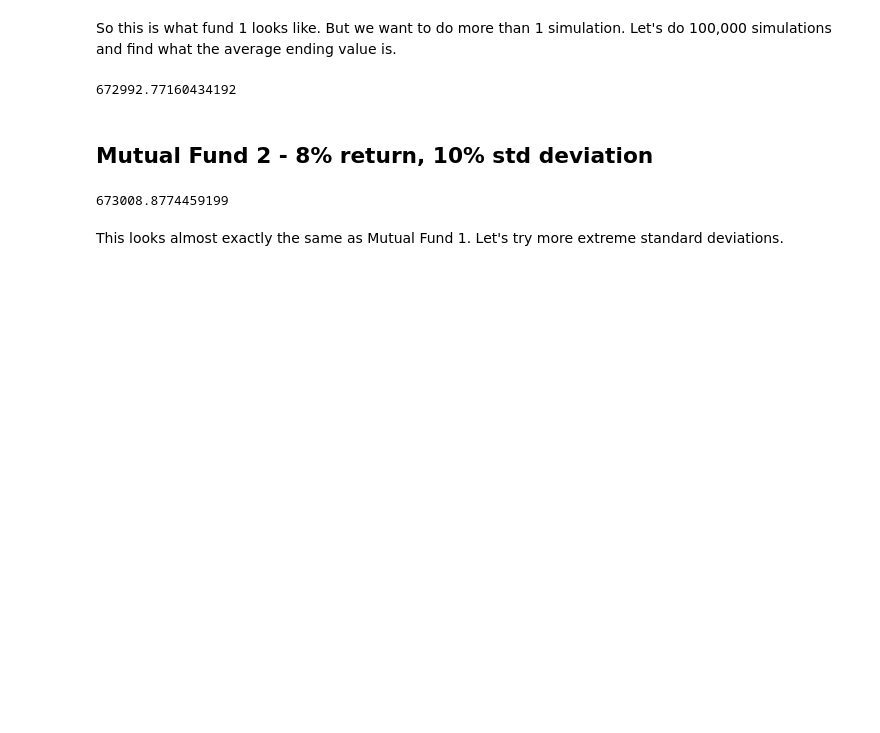
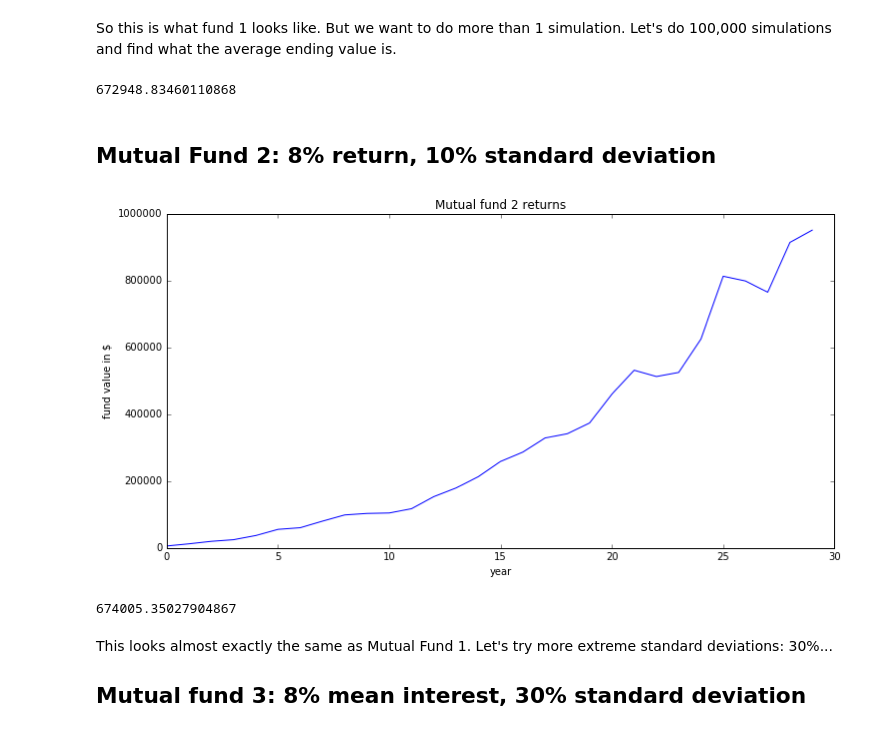
Before and after one commit to calebmadrigal/investment-analysis, a Jupyter notebook: volatility_impact_on_returns.ipynb, the cells around one changed output. Drawn from its saved outputs; the diff is of its cells as text; code cells hidden in the pictures; blank space fills up the shorter version.

```diff
--- a/volatility_impact_on_returns.ipynb
+++ b/volatility_impact_on_returns.ipynb
@@ -168,14 +160,25 @@ def find_average_fund_return(return_mean, return_std, years, addition_per_year,
         return_total += final_return
     return return_total / num_trials
 # %%
-find_average_fund_return(8, 2, 30, 5500, 100000)
+m1_average_final_value = find_average_fund_return(8, 2, 30, 5500, 100000)
+m1_average_final_value
 # %% [output]
-672992.77160434192
+672948.83460110868
 # %% [markdown]
-## Mutual Fund 2 - 8% return, 10% std deviation
+## Mutual Fund 2: 8% return, 10% standard deviation
+# %%
+m2_return_rates = [percent / 100 for percent in generate_return_rates(8, 10, 30)]
+m2_value_by_year = calculate_fund_returns(5500, m2_return_rates)
+setup_graph(title='Mutual fund 2 returns', x_label='year', y_label='fund value in $', fig_size=(12,6))
+_ = plt.plot(years, m2_value_by_year)
+# %% [output]
+[figure, added]
 # %%
-find_average_fund_return(8, 10, 30, 5500, 100000)
+m2_average_final_value = find_average_fund_return(8, 10, 30, 5500, 100000)
+m2_average_final_value
 # %% [output]
-673008.8774459199
+674005.35027904867
 # %% [markdown]
-This looks almost exactly the same as Mutual Fund 1. Let's try more extreme standard deviations.
+This looks almost exactly the same as Mutual Fund 1. Let's try more extreme standard deviations: 30%...
+
+## Mutual fund 3: 8% mean interest, 30% standard deviation
```
Also changed, not shown: parts of 16 cells of this notebook.
